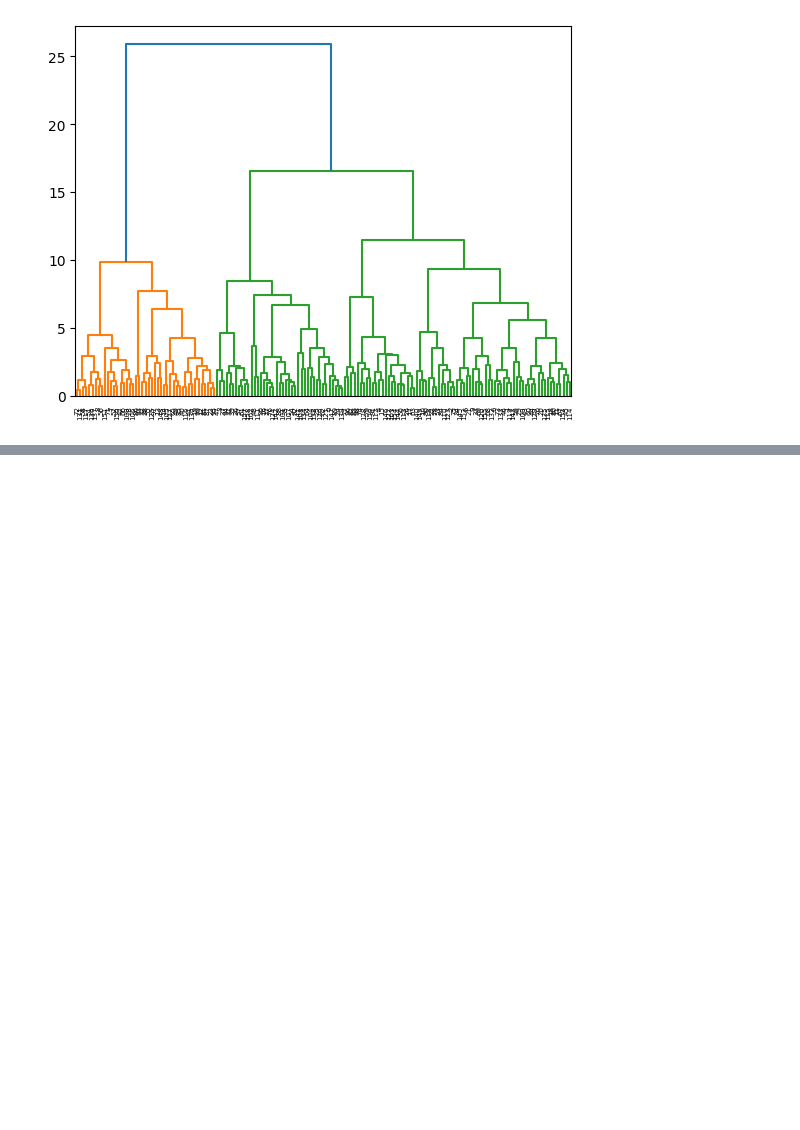
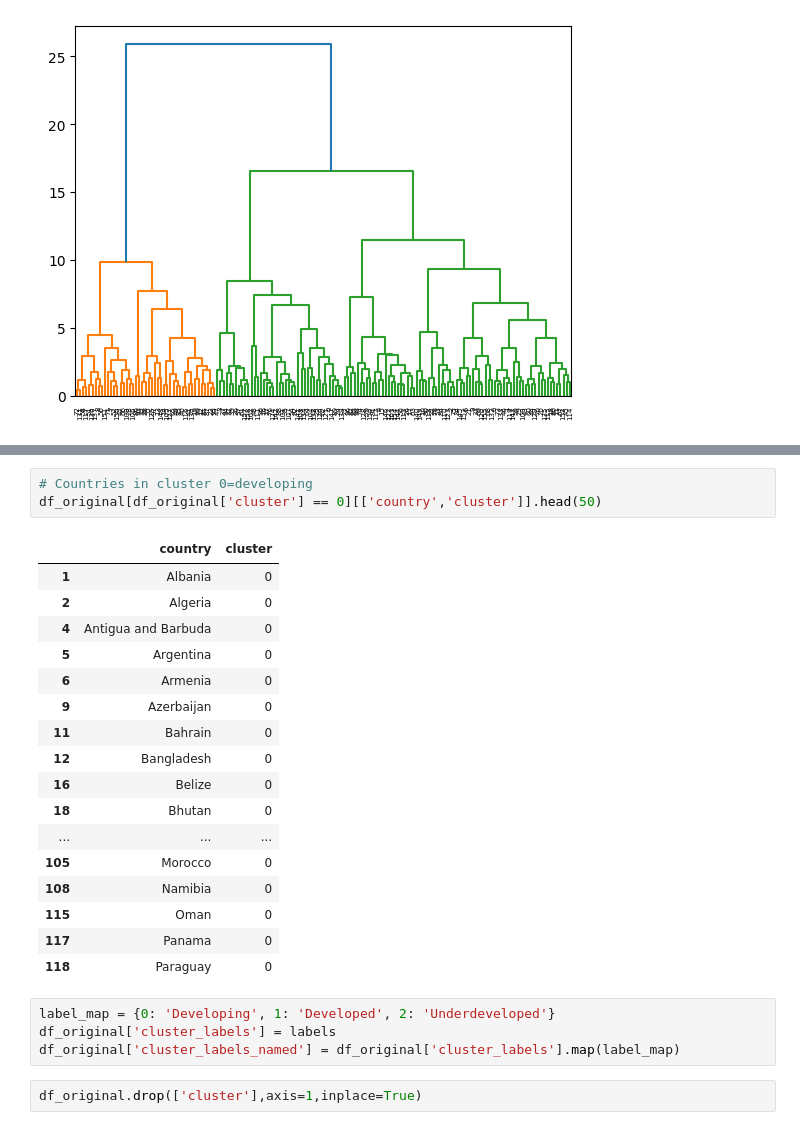
Before and after one commit to AnuragjhA18-2005/Clustering_Countries, a Jupyter notebook: clustering_proj.ipynb, the cells around one changed output, grey strips where cells are left out. Drawn from its saved outputs; the diff is of its cells as text; blank space fills up the shorter version.

```diff
--- a/clustering_proj.ipynb
+++ b/clustering_proj.ipynb
@@ -378,0 +428,27 @@ plt.show()
+# %%
+# Countries in cluster 0=developing
+df_original[df_original['cluster'] == 0][['country','cluster']].head(50)
+# %% [output]
+|  | country | cluster |
+| 1 | Albania | 0 |
+| 2 | Algeria | 0 |
+| 4 | Antigua and Barbuda | 0 |
+| 5 | Argentina | 0 |
+| 6 | Armenia | 0 |
+| 9 | Azerbaijan | 0 |
+| 11 | Bahrain | 0 |
+| 12 | Bangladesh | 0 |
+| 16 | Belize | 0 |
+| 18 | Bhutan | 0 |
+| ... | ... | ... |
+| 105 | Morocco | 0 |
+| 108 | Namibia | 0 |
+| 115 | Oman | 0 |
+| 117 | Panama | 0 |
+| 118 | Paraguay | 0 |
+# %%
+label_map = {0: 'Developing', 1: 'Developed', 2: 'Underdeveloped'}
+df_original['cluster_labels'] = labels
+df_original['cluster_labels_named'] = df_original['cluster_labels'].map(label_map)
+# %%
+df_original.drop(['cluster'],axis=1,inplace=True)
```
Also changed, not shown: parts of 20 cells of this notebook.
